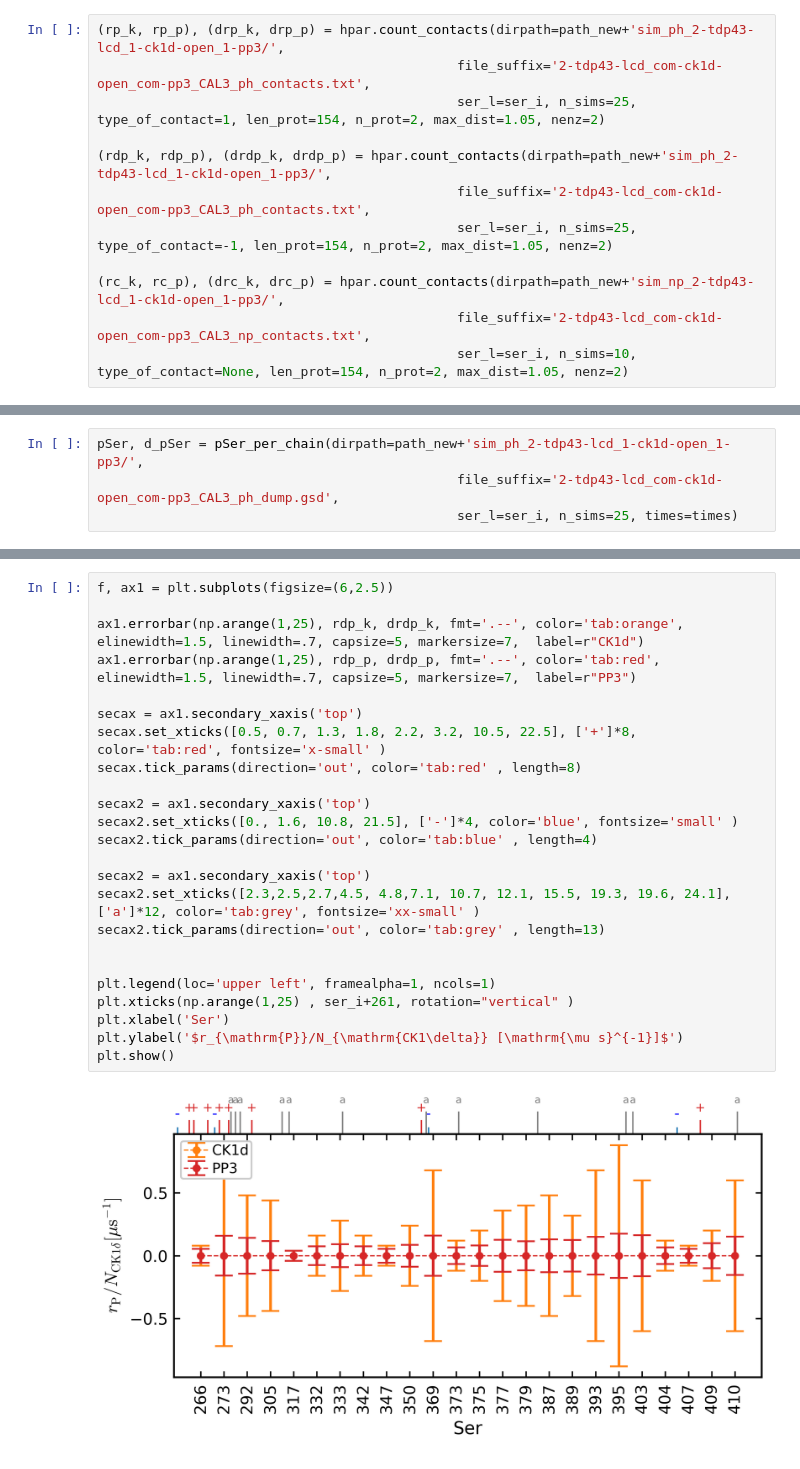
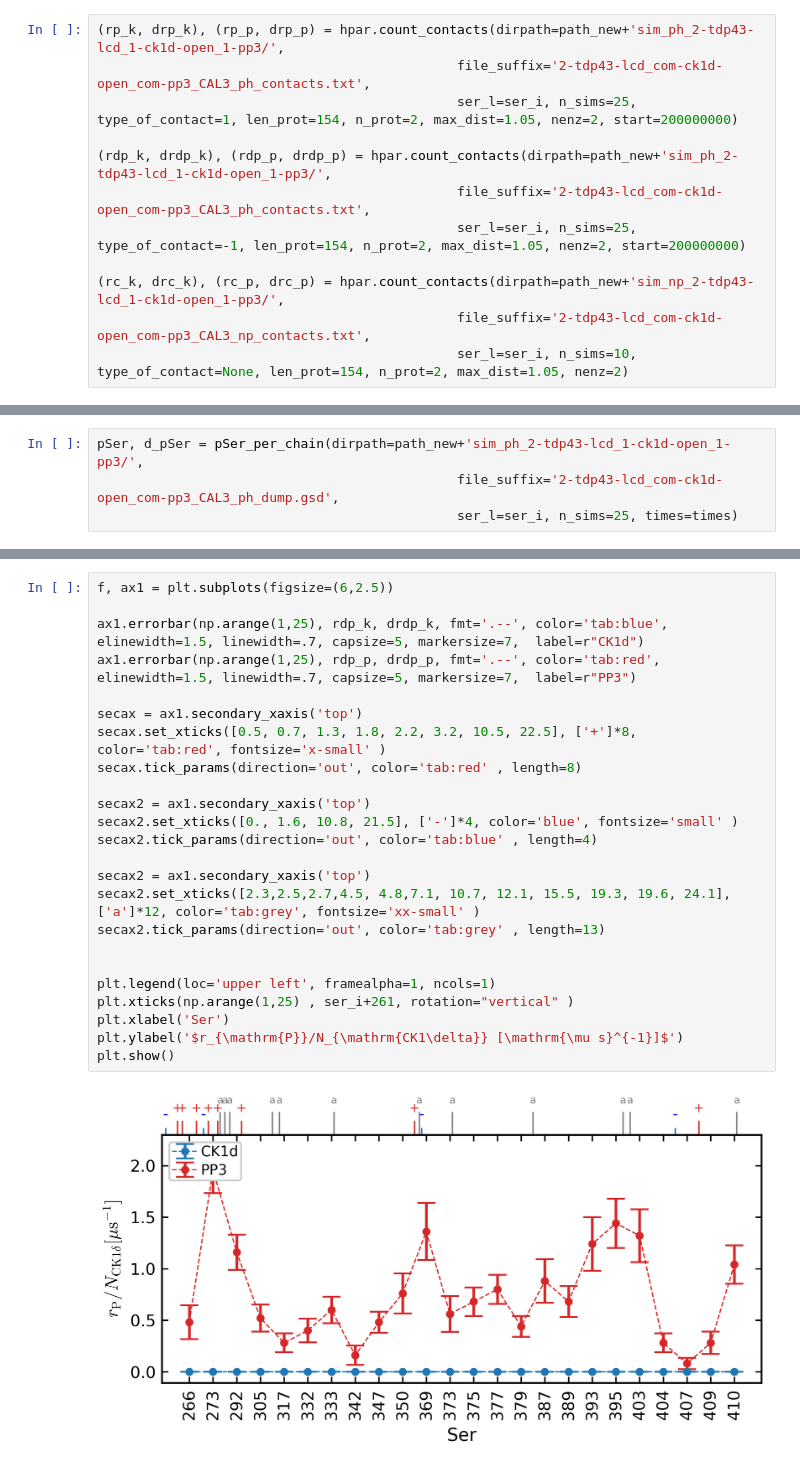
Before and after one commit to ezippo/HPA, a Jupyter notebook: rates_notebook.ipynb, the cells around one changed output, grey strips where cells are left out. Saved outputs shown, nothing was run; the diff lists cells and outputs as text.

```diff
--- a/rates_notebook.ipynb
+++ b/rates_notebook.ipynb
@@ -88,15 +88,15 @@ plt.show()
 # %% [markdown]
 ## 2 TDP-43 LCD, 1 CK1d, 1 pp3
 # %%
-(rp_k, rp_p), (drp_k, drp_p) = hpar.count_contacts(dirpath=path_new+'sim_ph_2-tdp43-lcd_1-ck1d-open_1-pp3/',
+(rp_k, drp_k), (rp_p, drp_p) = hpar.count_contacts(dirpath=path_new+'sim_ph_2-tdp43-lcd_1-ck1d-open_1-pp3/',
                                               file_suffix='2-tdp43-lcd_com-ck1d-open_com-pp3_CAL3_ph_contacts.txt',
-                                              ser_l=ser_i, n_sims=25, type_of_contact=1, len_prot=154, n_prot=2, max_dist=1.05, nenz=2)
+                                              ser_l=ser_i, n_sims=25, type_of_contact=1, len_prot=154, n_prot=2, max_dist=1.05, nenz=2, start=200000000)
 
-(rdp_k, rdp_p), (drdp_k, drdp_p) = hpar.count_contacts(dirpath=path_new+'sim_ph_2-tdp43-lcd_1-ck1d-open_1-pp3/',
+(rdp_k, drdp_k), (rdp_p, drdp_p) = hpar.count_contacts(dirpath=path_new+'sim_ph_2-tdp43-lcd_1-ck1d-open_1-pp3/',
                                               file_suffix='2-tdp43-lcd_com-ck1d-open_com-pp3_CAL3_ph_contacts.txt',
-                                              ser_l=ser_i, n_sims=25, type_of_contact=-1, len_prot=154, n_prot=2, max_dist=1.05, nenz=2)
+                                              ser_l=ser_i, n_sims=25, type_of_contact=-1, len_prot=154, n_prot=2, max_dist=1.05, nenz=2, start=200000000)
 
-(rc_k, rc_p), (drc_k, drc_p) = hpar.count_contacts(dirpath=path_new+'sim_np_2-tdp43-lcd_1-ck1d-open_1-pp3/',
+(rc_k, drc_k), (rc_p, drc_p) = hpar.count_contacts(dirpath=path_new+'sim_np_2-tdp43-lcd_1-ck1d-open_1-pp3/',
                                               file_suffix='2-tdp43-lcd_com-ck1d-open_com-pp3_CAL3_np_contacts.txt',
                                               ser_l=ser_i, n_sims=10, type_of_contact=None, len_prot=154, n_prot=2, max_dist=1.05, nenz=2)
 # %%
@@ -172,26 +172,26 @@ plt.show()
 # %%
 f, ax1 = plt.subplots(figsize=(6,2.5))
 
-ax1.errorbar(np.arange(1,25), rdp_k, drdp_k, fmt='.--', color='tab:orange', elinewidth=1.5, linewidth=.7, capsize=5, markersize=7,  label=r"CK1d")
+ax1.errorbar(np.arange(1,25), rdp_k, drdp_k, fmt='.--', color='tab:blue', elinewidth=1.5, linewidth=.7, capsize=5, markersize=7,  label=r"CK1d")
 ax1.errorbar(np.arange(1,25), rdp_p, drdp_p, fmt='.--', color='tab:red', elinewidth=1.5, linewidth=.7, capsize=5, markersize=7,  label=r"PP3")
 
 secax = ax1.secondary_xaxis('top')
 secax.set_xticks([0.5, 0.7, 1.3, 1.8, 2.2, 3.2, 10.5, 22.5], ['+']*8, color='tab:red', fontsize='x-small' )
 secax.tick_params(direction='out', color='tab:red' , length=8)
 
 secax2 = ax1.secondary_xaxis('top')
 secax2.set_xticks([0., 1.6, 10.8, 21.5], ['-']*4, color='blue', fontsize='small' )
 secax2.tick_params(direction='out', color='tab:blue' , length=4)
 
 secax2 = ax1.secondary_xaxis('top')
 secax2.set_xticks([2.3,2.5,2.7,4.5, 4.8,7.1, 10.7, 12.1, 15.5, 19.3, 19.6, 24.1], ['a']*12, color='tab:grey', fontsize='xx-small' )
 secax2.tick_params(direction='out', color='tab:grey' , length=13)
 
 
 plt.legend(loc='upper left', framealpha=1, ncols=1)
 plt.xticks(np.arange(1,25) , ser_i+261, rotation="vertical" )
 plt.xlabel('Ser')
 plt.ylabel('$r_{\mathrm{P}}/N_{\mathrm{CK1\delta}} [\mathrm{\mu s}^{-1}]$')
 plt.show()
 # %% [output]
-[figure, old version]
+[figure, new version]
```
Also changed, not shown: parts of 4 cells of this notebook.
